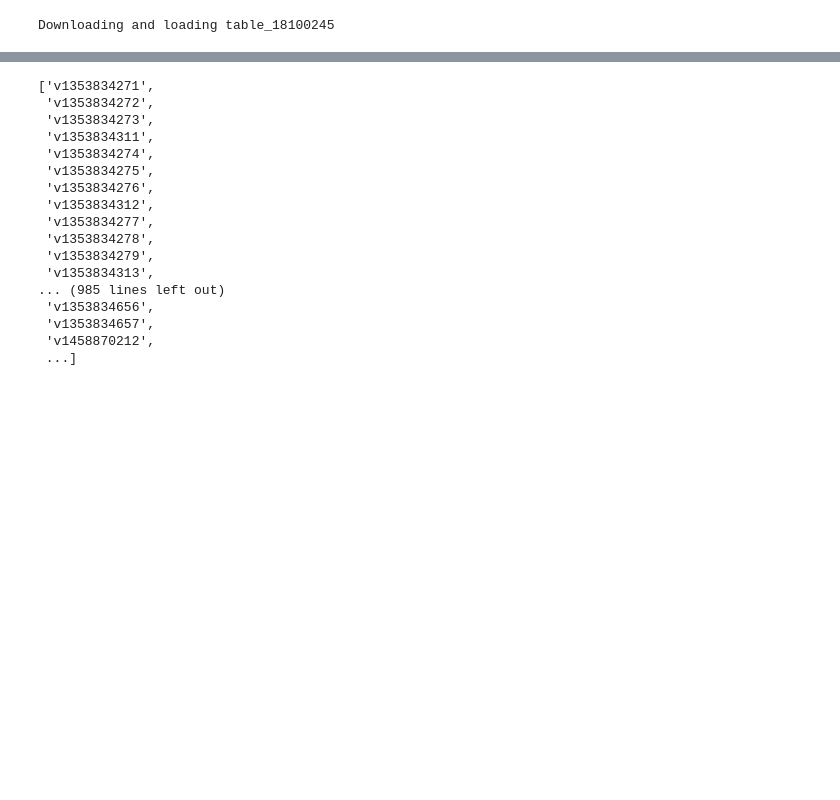
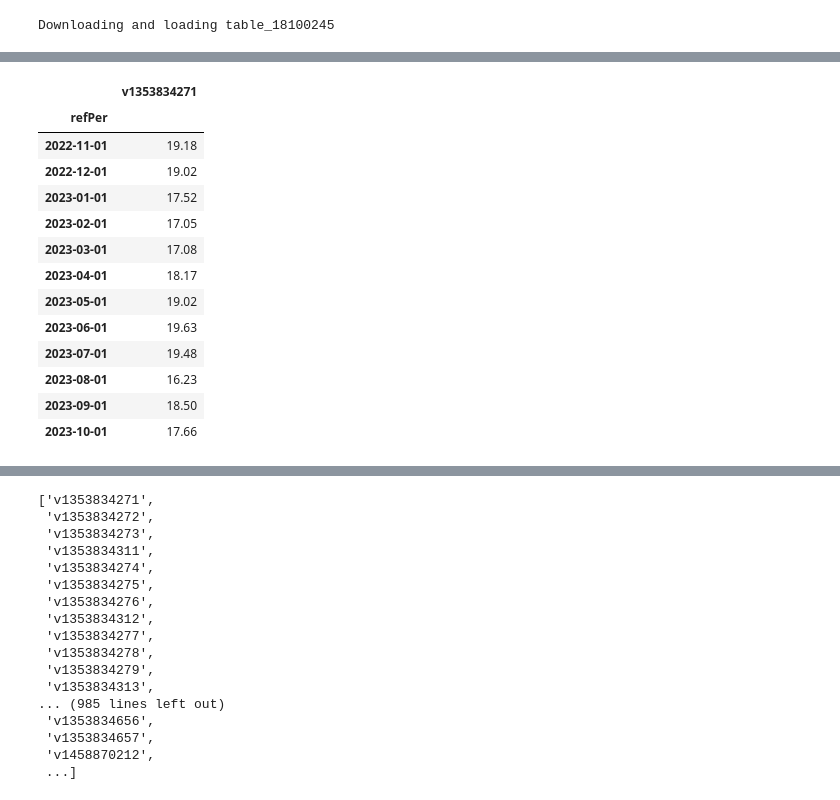
Before and after one commit to madiwiebe/ict-food-cost-planner-project, a Jupyter notebook: data_acquisition/api_tests.ipynb, the cells around one changed output, grey strips where cells are left out. Cells and saved outputs as stored; diff of their text form; code cells hidden in the pictures; blank space fills up the shorter version.

```diff
--- a/data_acquisition/api_tests.ipynb
+++ b/data_acquisition/api_tests.ipynb
@@ -91,3 +91,22 @@ scdf.tail()
 | 99135 | 2023-10-01 | British Columbia | 2016A000259 | Toothpaste, 100 millilitres | Dollars | 81 | units | 0 | v1353834715 | 10.76 | ... |
 | 99136 | 2023-10-01 | British Columbia | 2016A000259 | Shampoo, 400 millilitres | Dollars | 81 | units | 0 | v1353834716 | 10.77 | ... |
 | 99137 | 2023-10-01 | British Columbia | 2016A000259 | Laundry detergent, 4.43 litres | Dollars | 81 | units | 0 | v1458870250 | 10.110 | ... |
+# %%
+# download same MRA table as when using API method above, using full table ID
+scdf1 = sc.vectors_to_df_remote("v1353834271", periods = 12)
+scdf1
+# %% [output]
+|  | v1353834271 |
+| refPer |  |
+| 2022-11-01 | 19.18 |
+| 2022-12-01 | 19.02 |
+| 2023-01-01 | 17.52 |
+| 2023-02-01 | 17.05 |
+| 2023-03-01 | 17.08 |
+| 2023-04-01 | 18.17 |
+| 2023-05-01 | 19.02 |
+| 2023-06-01 | 19.63 |
+| 2023-07-01 | 19.48 |
+| 2023-08-01 | 16.23 |
+| 2023-09-01 | 18.50 |
+| 2023-10-01 | 17.66 |
```
Also changed, not shown: parts of 5 cells of this notebook.
